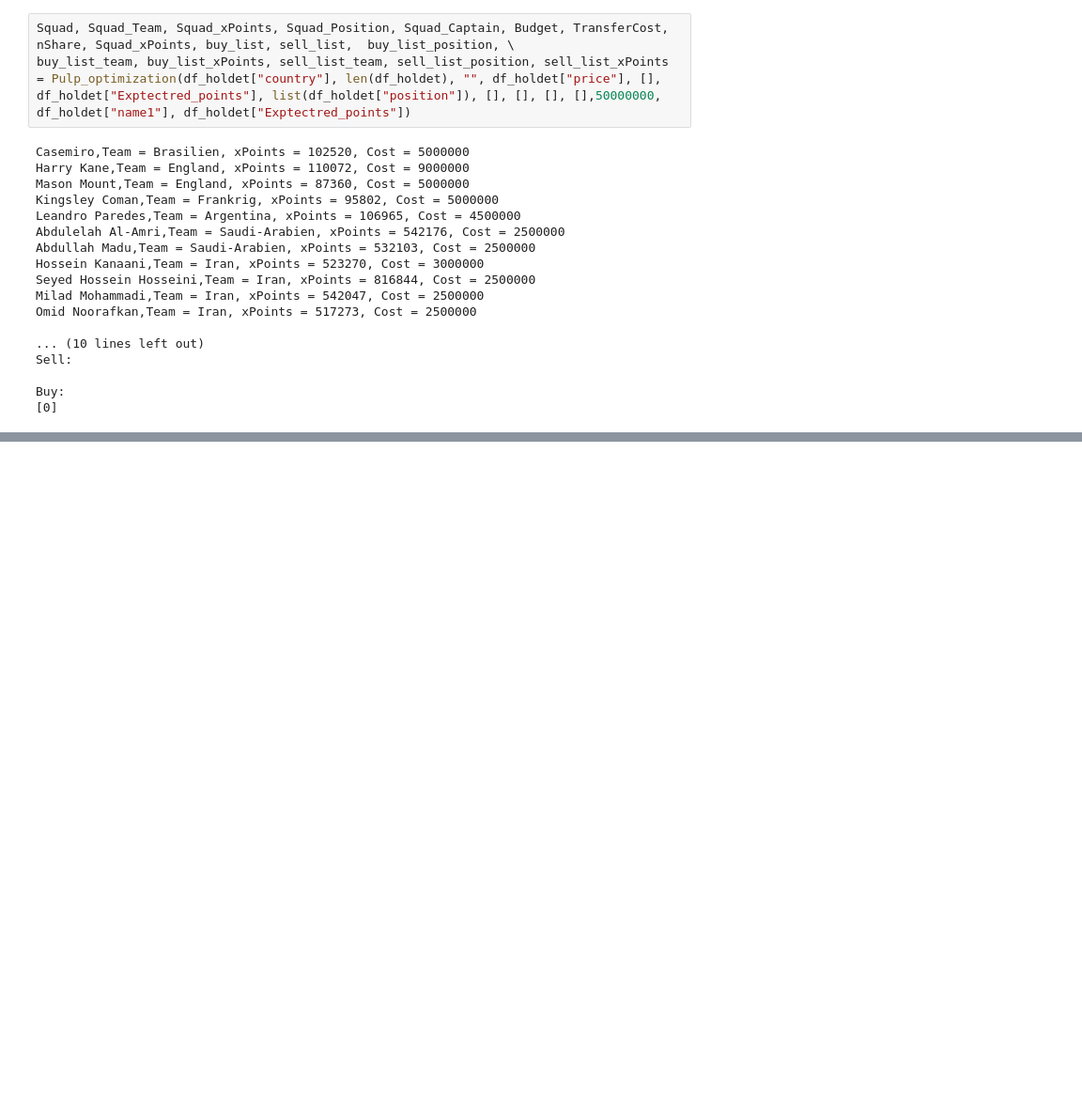
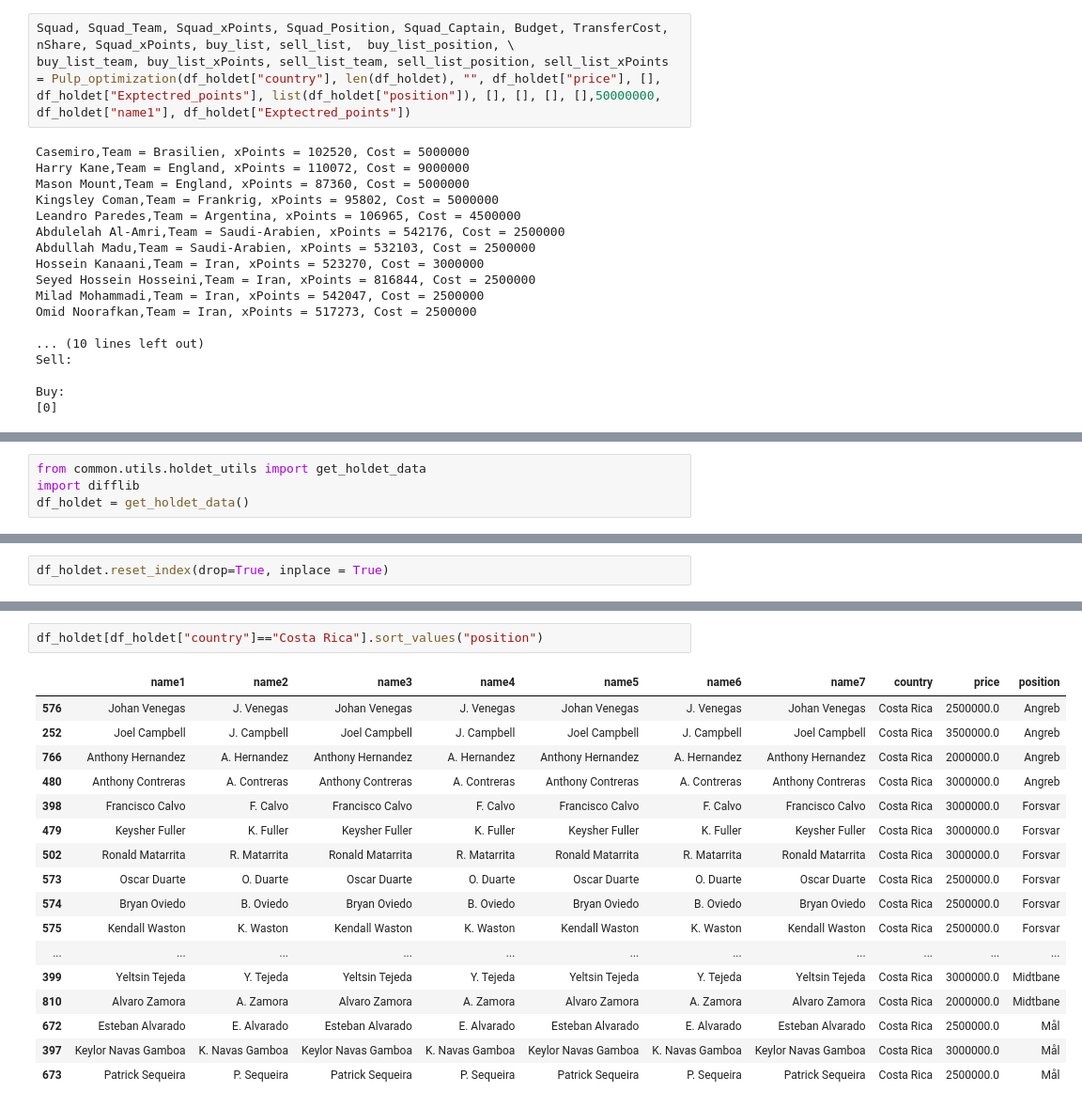
Before and after one commit to MathiasMSorensen/WC2022--Lineup-Optimizer, a Jupyter notebook: optimize.ipynb, the cells around one changed output, grey strips where cells are left out. Shown at 94% size. Saved outputs shown, nothing was run; the diff lists cells and outputs as text; blank space fills up the shorter version.

```diff
--- a/optimize.ipynb
+++ b/optimize.ipynb
@@ -29,0 +68,4 @@ Buy:
+# %%
+from common.utils.holdet_utils import get_holdet_data
+import difflib
+df_holdet = get_holdet_data()
@@ -29,0 +78,2 @@ Buy:
+# %%
+df_holdet.reset_index(drop=True, inplace = True)
@@ -29,0 +98,20 @@ Buy:
+# %%
+df_holdet[df_holdet["country"]=="Costa Rica"].sort_values("position")
+# %% [output]
+|  | name1 | name2 | name3 | name4 | name5 | name6 | name7 | country | price | position |
+| 576 | Johan Venegas | J. Venegas | Johan Venegas | J. Venegas | Johan Venegas | J. Venegas | Johan Venegas | Costa Rica | 2500000.0 | Angreb |
+| 252 | Joel Campbell | J. Campbell | Joel Campbell | J. Campbell | Joel Campbell | J. Campbell | Joel Campbell | Costa Rica | 3500000.0 | Angreb |
+| 766 | Anthony Hernandez | A. Hernandez | Anthony Hernandez | A. Hernandez | Anthony Hernandez | A. Hernandez | Anthony Hernandez | Costa Rica | 2000000.0 | Angreb |
+| 480 | Anthony Contreras | A. Contreras | Anthony Contreras | A. Contreras | Anthony Contreras | A. Contreras | Anthony Contreras | Costa Rica | 3000000.0 | Angreb |
+| 398 | Francisco Calvo | F. Calvo | Francisco Calvo | F. Calvo | Francisco Calvo | F. Calvo | Francisco Calvo | Costa Rica | 3000000.0 | Forsvar |
+| 479 | Keysher Fuller | K. Fuller | Keysher Fuller | K. Fuller | Keysher Fuller | K. Fuller | Keysher Fuller | Costa Rica | 3000000.0 | Forsvar |
+| 502 | Ronald Matarrita | R. Matarrita | Ronald Matarrita | R. Matarrita | Ronald Matarrita | R. Matarrita | Ronald Matarrita | Costa Rica | 3000000.0 | Forsvar |
+| 573 | Oscar Duarte | O. Duarte | Oscar Duarte | O. Duarte | Oscar Duarte | O. Duarte | Oscar Duarte | Costa Rica | 2500000.0 | Forsvar |
+| 574 | Bryan Oviedo | B. Oviedo | Bryan Oviedo | B. Oviedo | Bryan Oviedo | B. Oviedo | Bryan Oviedo | Costa Rica | 2500000.0 | Forsvar |
+| 575 | Kendall Waston | K. Waston | Kendall Waston | K. Waston | Kendall Waston | K. Waston | Kendall Waston | Costa Rica | 2500000.0 | Forsvar |
+| ... | ... | ... | ... | ... | ... | ... | ... | ... | ... | ... |
+| 399 | Yeltsin Tejeda | Y. Tejeda | Yeltsin Tejeda | Y. Tejeda | Yeltsin Tejeda | Y. Tejeda | Yeltsin Tejeda | Costa Rica | 3000000.0 | Midtbane |
+| 810 | Alvaro Zamora | A. Zamora | Alvaro Zamora | A. Zamora | Alvaro Zamora | A. Zamora | Alvaro Zamora | Costa Rica | 2000000.0 | Midtbane |
+| 672 | Esteban Alvarado | E. Alvarado | Esteban Alvarado | E. Alvarado | Esteban Alvarado | E. Alvarado | Esteban Alvarado | Costa Rica | 2500000.0 | Mål |
+| 397 | Keylor Navas Gamboa | K. Navas Gamboa | Keylor Navas Gamboa | K. Navas Gamboa | Keylor Navas Gamboa | K. Navas Gamboa | Keylor Navas Gamboa | Costa Rica | 3000000.0 | Mål |
+| 673 | Patrick Sequeira | P. Sequeira | Patrick Sequeira | P. Sequeira | Patrick Sequeira | P. Sequeira | Patrick Sequeira | Costa Rica | 2500000.0 | Mål |
```
Also changed, not shown: parts of 7 cells of this notebook, 2 other files.
